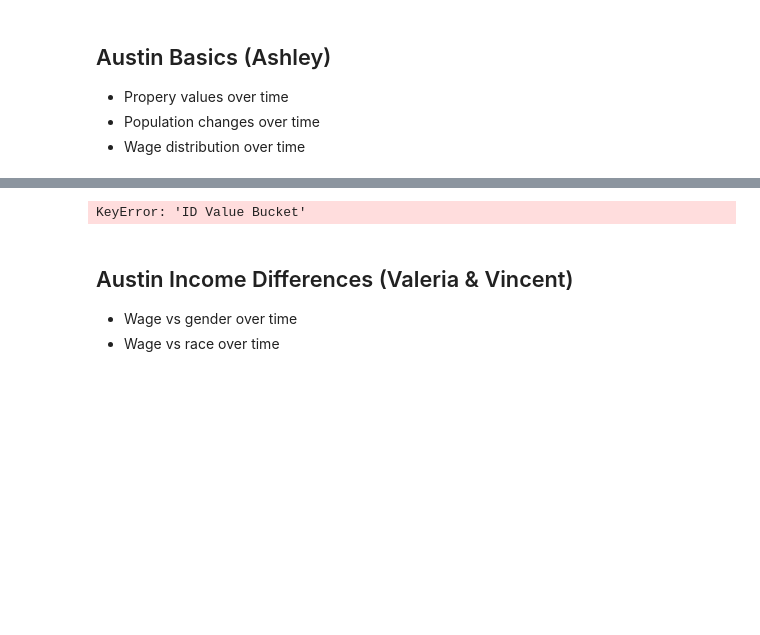
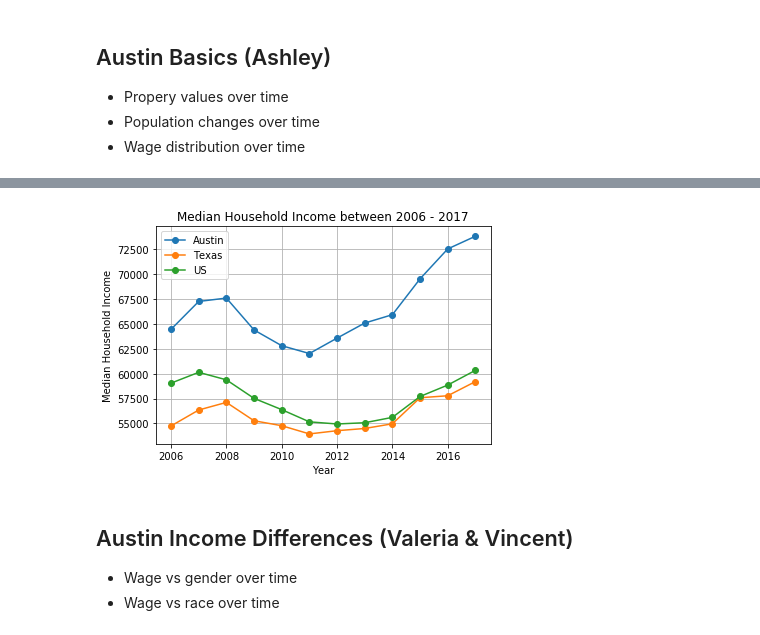
Before and after one commit to aktavern/Project-1, a Jupyter notebook: Project 1 - Final Data Analysis.ipynb, the cells around one changed output, grey strips where cells are left out. Drawn from its saved outputs; the diff is of its cells as text; code cells hidden in the pictures; blank space fills up the shorter version.

```diff
--- a/Project 1 - Final Data Analysis.ipynb
+++ b/Project 1 - Final Data Analysis.ipynb
@@ -223,28 +244,23 @@ demographics["White Male"] = demographics["White Male"].astype(str)
 # %%
 # charts on wage distribution over time
 
 # identify x and y for different income values
 x_income = austin_income["Date"]
 y_income = austin_income["Austin"]
 texas_income = austin_income["Texas"]
 us_income = austin_income["US"]
 
-# identify x and y for ATX propery values
-atx_property = property_value.loc[property_value["Geography"] == "Austin, TX"]
-x_property = atx_property["ID Value Bucket"]
-y_property = atx_property["Property Value by Bucket"]
-x1 = year1["ID Value Bucket"]
-y1 = year1["Property Value by Bucket"]
-x2 = year2["ID Value Bucket"]
-y2 = year2["Property Value by Bucket"]
-x3 = year3["ID Value Bucket"]
-y3 = year3["Property Value by Bucket"]
-
-plt.plot(x_income,y_income, marker='o')
-plt.plot(x_income,texas_income,marker='o')
-plt.plot(x_income,us_income,marker='o')
+# plot values and set x/y axis and title
+plt.plot(x_income,y_income, marker='o',label="Austin")
+plt.plot(x_income,texas_income,marker='o',label="Texas")
+plt.plot(x_income,us_income,marker='o',label="US")
+plt.xlabel("Year")
+plt.ylabel("Median Household Income")
+plt.title("Median Household Income between 2006 - 2017")
+plt.legend()
+plt.grid()
 # %% [output]
-KeyError: 'ID Value Bucket'
+[figure, added]
 # %% [markdown]
 ## Austin Income Differences (Valeria & Vincent)
 - Wage vs gender over time
```
Also changed, not shown: parts of 4 cells of this notebook.
